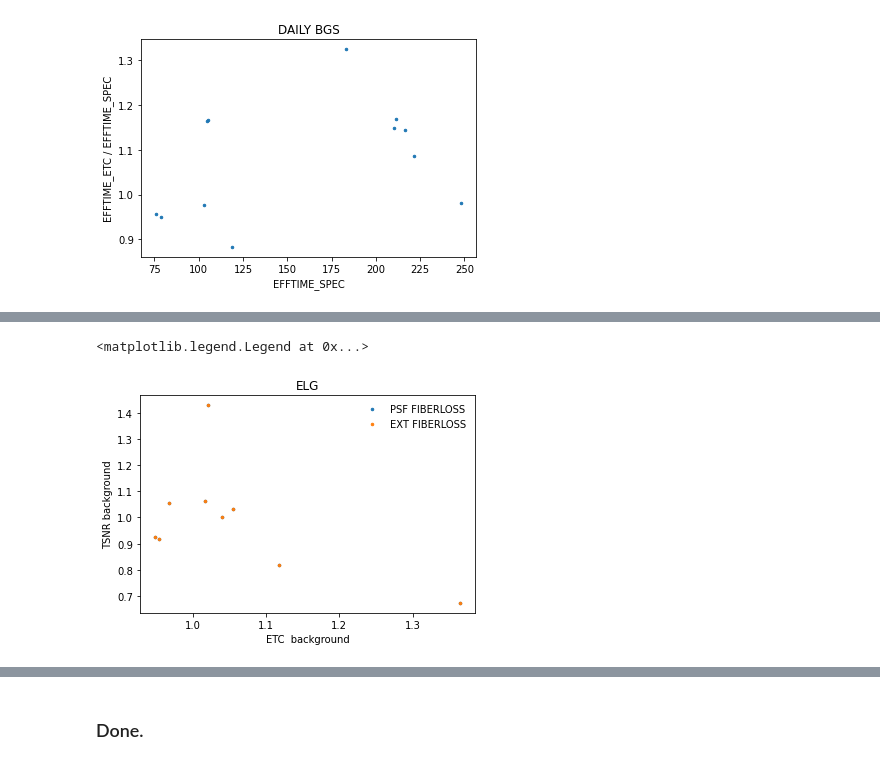
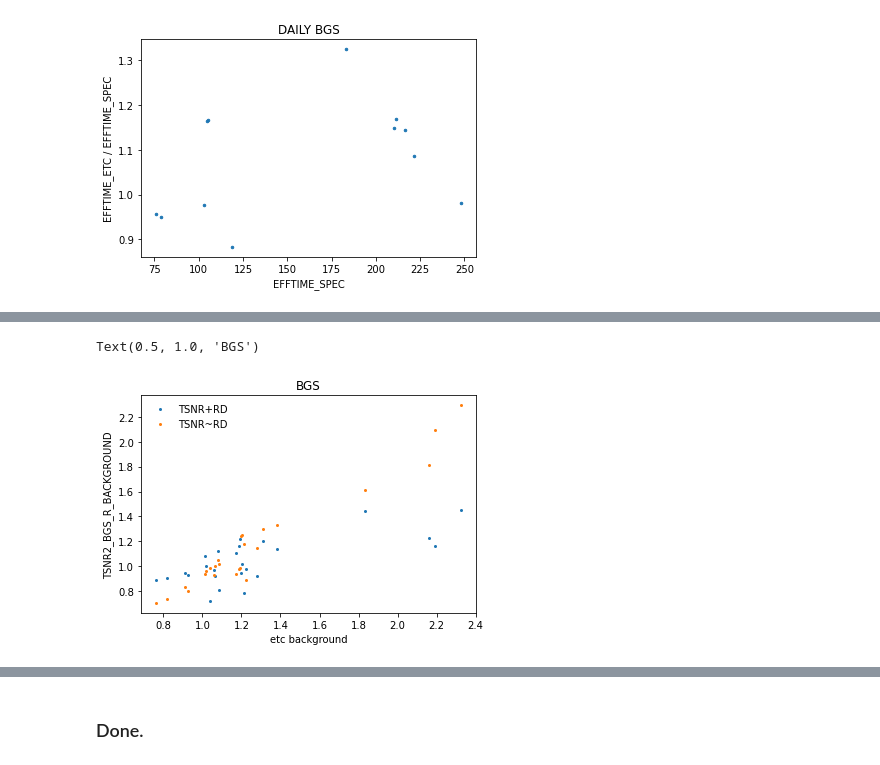
Before and after one commit to michaelJwilson/tsnr-extfiberloss, a Jupyter notebook: gfa-comp.ipynb, the cells around one changed output, grey strips where cells are left out. Saved outputs shown, nothing was run; the diff lists cells and outputs as text; code cells hidden in the pictures.

```diff
--- a/gfa-comp.ipynb
+++ b/gfa-comp.ipynb
@@ -848,7 +848,5 @@ pl.title('DAILY BGS')
 Text(0.5, 1.0, 'DAILY BGS')
 [figure]
 # %%
-psflike = Table.read('/global/cscratch1/sd/mjwilson/trash/test_20210510_extfiberloss_0.fits')
-xtended = Table.read('/global/cscratch1/sd/mjwilson/trash/test_20210510_extfiberloss_1.fits')
-
-zerooff = Table.read('/global/cscratch1/sd/mjwilson/trash/test_20210510_extfiberloss_1_nooffsets_1.fits')
+zero_off  = Table.read('/global/cscratch1/sd/mjwilson/trash/test_20210510_extfiberloss_1_nooffsets_1_sky_ivar_0_unitalpha_0.fits')
+sky_ivar  = Table.read('/global/cscratch1/sd/mjwilson/trash/test_20210510_extfiberloss_1_nooffsets_1_sky_ivar_1_unitalpha_0.fits')
@@ -890,15 +938,14 @@ pl.legend(frameon=False)
 # %%
-isin = psflike['sbprof'] == 'ELG'
+isin = sky_ivar['sbprof'] == 'BGS'
 
-pl.plot(psflike['background'][isin], psflike['tsnr2_elg_r_background'][isin] / np.median(psflike['tsnr2_elg_r_background'][isin]), marker='.', lw=0.0, markersize=5, label='PSF FIBERLOSS')
-pl.plot(xtended['background'][isin], xtended['tsnr2_elg_r_background'][isin] / np.median(xtended['tsnr2_elg_r_background'][isin]), marker='.', lw=0.0, markersize=5, label='EXT FIBERLOSS')
+pl.plot(zero_off['background'][isin], zero_off['tsnr2_bgs_r_background'][isin] / np.median(zero_off['tsnr2_bgs_r_background'][isin]), marker='.', lw=0.0, markersize=4, label='TSNR+RD')
+pl.plot(sky_ivar['background'][isin], sky_ivar['tsnr2_bgs_r_background'][isin] / np.median(sky_ivar['tsnr2_bgs_r_background'][isin]), marker='.', lw=0.0, markersize=4, label='TSNR~RD')
 
-pl.xlabel('ETC  background')
-pl.ylabel('TSNR background')
-
-pl.title('ELG')
+pl.xlabel('etc background')
+pl.ylabel('tsnr2_bgs_r_background'.upper())
 
 pl.legend(frameon=False)
+pl.title('BGS')
 # %% [output]
-<matplotlib.legend.Legend at 0x...>
+Text(0.5, 1.0, 'BGS')
-[figure, old version]
+[figure, new version]
```
Also changed, not shown: parts of 12 cells of this notebook, 3 other files.
